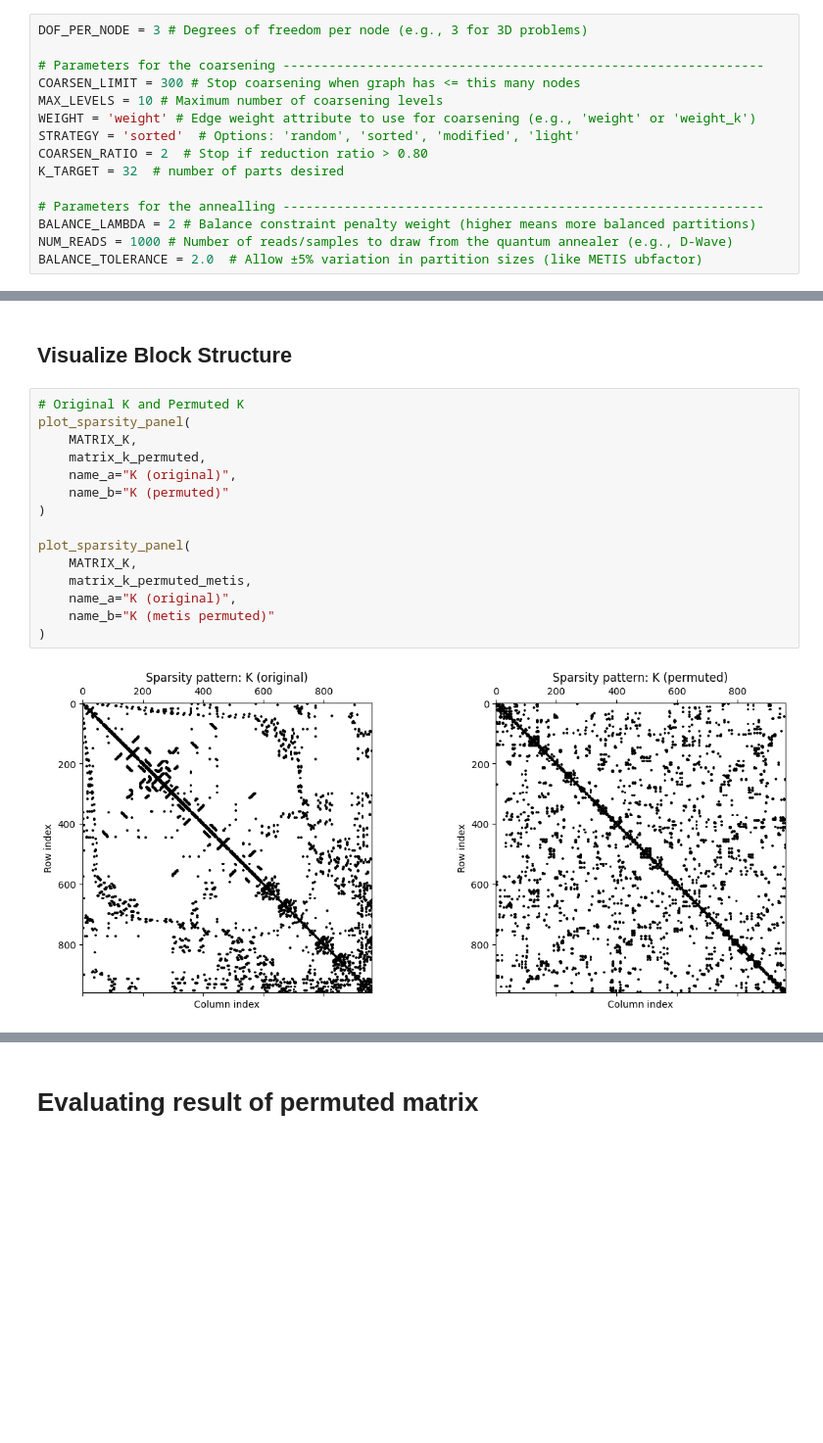
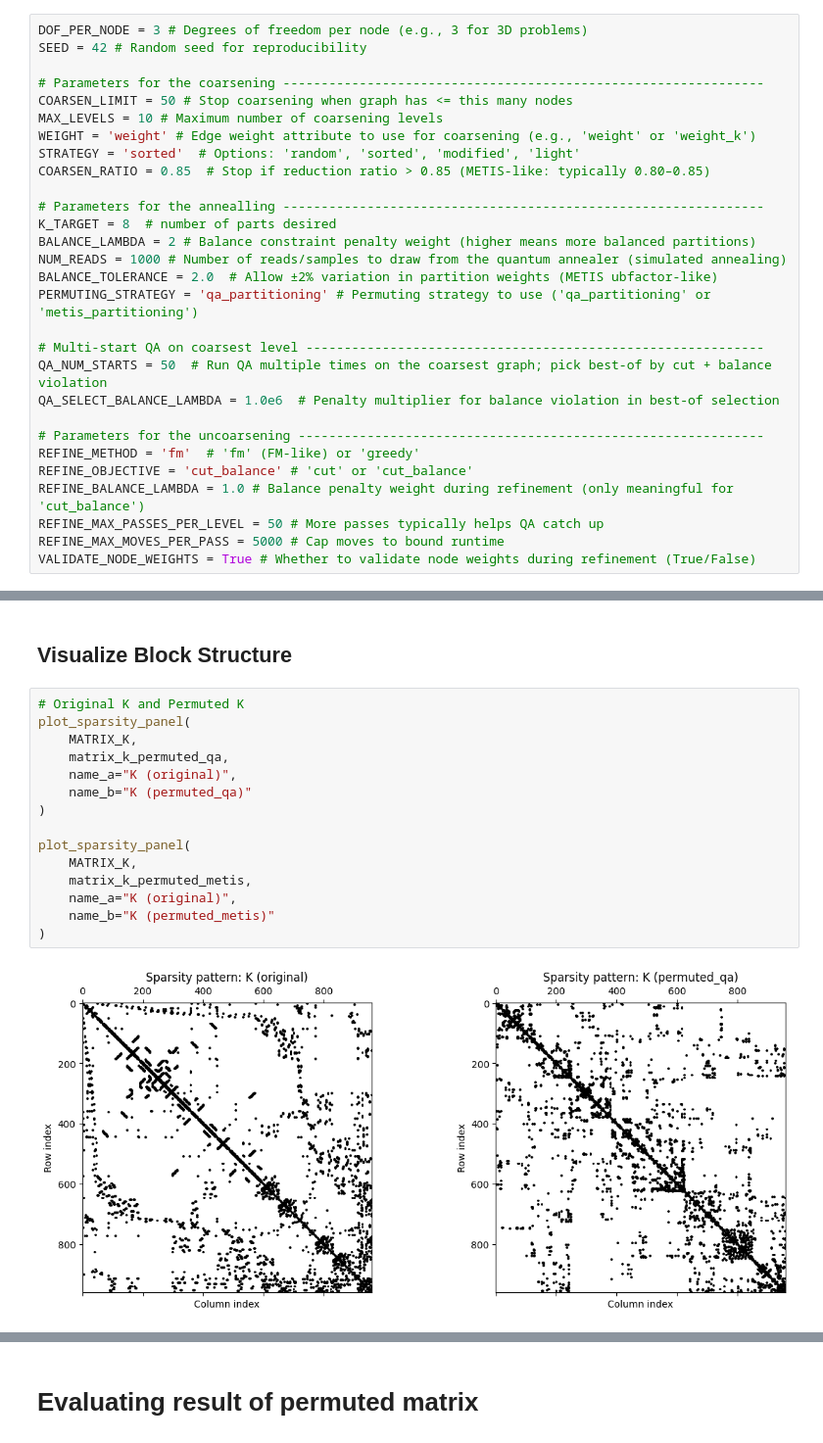
Before and after one commit to orlandomotapires/hybrid_domain_decomposition, a Jupyter notebook: src/qgp_main.ipynb, the cells around one changed output, grey strips where cells are left out. Shown at 98% size. Drawn from its saved outputs; the diff is of its cells as text; blank space fills up the shorter version.

```diff
--- a/src/qgp_main.ipynb
+++ b/src/qgp_main.ipynb
@@ -24,19 +25,33 @@ Using data_dir: /home/operation/reps/FEM-Graph-Partitioning-Toolkit-Multilevel-M
 Loaded: K | shape=(960, 960), nnz=30282
 # %%
 DOF_PER_NODE = 3 # Degrees of freedom per node (e.g., 3 for 3D problems)
+SEED = 42 # Random seed for reproducibility
 
 # Parameters for the coarsening ---------------------------------------------------------------
-COARSEN_LIMIT = 300 # Stop coarsening when graph has <= this many nodes
+COARSEN_LIMIT = 50 # Stop coarsening when graph has <= this many nodes
 MAX_LEVELS = 10 # Maximum number of coarsening levels
 WEIGHT = 'weight' # Edge weight attribute to use for coarsening (e.g., 'weight' or 'weight_k')
 STRATEGY = 'sorted'  # Options: 'random', 'sorted', 'modified', 'light'
-COARSEN_RATIO = 2  # Stop if reduction ratio > 0.80
-K_TARGET = 32  # number of parts desired
+COARSEN_RATIO = 0.85  # Stop if reduction ratio > 0.85 (METIS-like: typically 0.80–0.85)
 
 # Parameters for the annealling ---------------------------------------------------------------
+K_TARGET = 8  # number of parts desired
 BALANCE_LAMBDA = 2 # Balance constraint penalty weight (higher means more balanced partitions)
-NUM_READS = 1000 # Number of reads/samples to draw from the quantum annealer (e.g., D-Wave)
-BALANCE_TOLERANCE = 2.0  # Allow ±5% variation in partition sizes (like METIS ubfactor)
+NUM_READS = 1000 # Number of reads/samples to draw from the quantum annealer (simulated annealing)
+BALANCE_TOLERANCE = 2.0  # Allow ±2% variation in partition weights (METIS ubfactor-like)
+PERMUTING_STRATEGY = 'qa_partitioning' # Permuting strategy to use ('qa_partitioning' or 'metis_partitioning')
+
+# Multi-start QA on coarsest level ------------------------------------------------------------
+QA_NUM_STARTS = 50  # Run QA multiple times on the coarsest graph; pick best-of by cut + balance violation
+QA_SELECT_BALANCE_LAMBDA = 1.0e6  # Penalty multiplier for balance violation in best-of selection
+
+# Parameters for the uncoarsening -------------------------------------------------------------
+REFINE_METHOD = 'fm'  # 'fm' (FM-like) or 'greedy'
+REFINE_OBJECTIVE = 'cut_balance' # 'cut' or 'cut_balance'
+REFINE_BALANCE_LAMBDA = 1.0 # Balance penalty weight during refinement (only meaningful for 'cut_balance')
+REFINE_MAX_PASSES_PER_LEVEL = 50 # More passes typically helps QA catch up
+REFINE_MAX_MOVES_PER_PASS = 5000 # Cap moves to bound runtime
+VALIDATE_NODE_WEIGHTS = True # Whether to validate node weights during refinement (True/False)
 # %% [markdown]
 # Permuting matrices
 # %%
@@ -98,17 +133,17 @@ Permuted K Shape: (960, 960), Permuted K Nonzeros: 30282
 # %%
 # Original K and Permuted K
 plot_sparsity_panel(
     MATRIX_K,
-    matrix_k_permuted,
+    matrix_k_permuted_qa,
     name_a="K (original)",
-    name_b="K (permuted)"
+    name_b="K (permuted_qa)"
 )
 
 plot_sparsity_panel(
     MATRIX_K,
     matrix_k_permuted_metis,
     name_a="K (original)",
-    name_b="K (metis permuted)"
+    name_b="K (permuted_metis)"
 )
 # %% [output]
-[figure, old version]
+[figure, new version]
```
Also changed, not shown: parts of 4 cells of this notebook, 43 other files.
